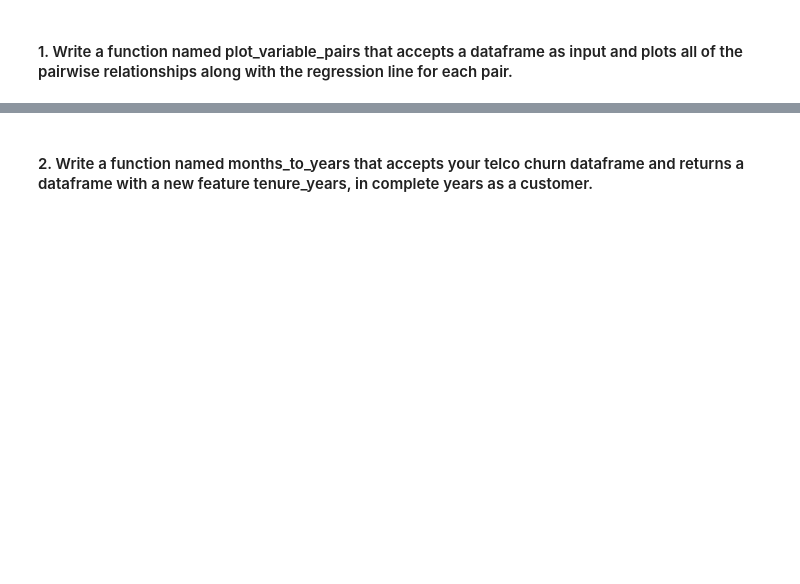
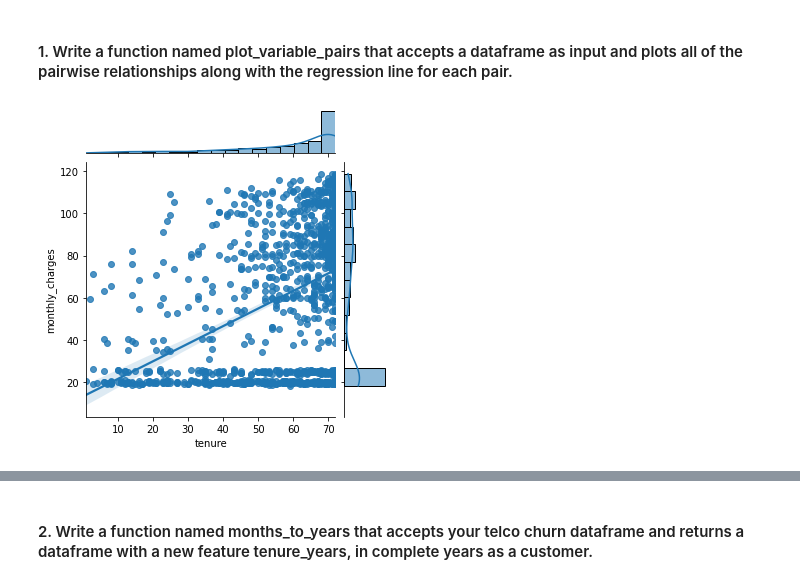
Before and after one commit to brandonjbryant/regression-exercises, a Jupyter notebook: explore_telco.ipynb, the cells around one changed output, grey strips where cells are left out. Drawn from its saved outputs; the diff is of its cells as text; code cells hidden in the pictures; blank space fills up the shorter version.

Commit message:
telco data regression exploration exercises'

```diff
--- a/explore_telco.ipynb
+++ b/explore_telco.ipynb
@@ -29,3 +21,6 @@ ModuleNotFoundError: No module named 'split_scale'
 
     * As a customer analyst, I want to know who has spent the most money with us over their lifetime. I have monthly charges and tenure, so I think I will be able to use those two attributes as features to estimate total_charges. I need to do this within an average of $5.00 per customer.
      - Do your work in a notebook named explore_telco. In addition, you should create a file named explore.py that contains the following functions for exploring your variables (features & target)
+# %%
+train, validate, test = wrangle_telco(split=True)
+train.head()
@@ -32,2 +35,7 @@ ModuleNotFoundError: No module named 'split_scale'
 # %% [markdown]
 #### 1. Write a function named plot_variable_pairs that accepts a dataframe as input and plots all of the pairwise relationships along with the regression line for each pair.
+# %%
+sns.jointplot('tenure', 'monthly_charges', data=train, kind='reg', height=5);
+plt.show()
+# %% [output]
+[figure, added]
```
Also changed, not shown: parts of 8 cells of this notebook.
